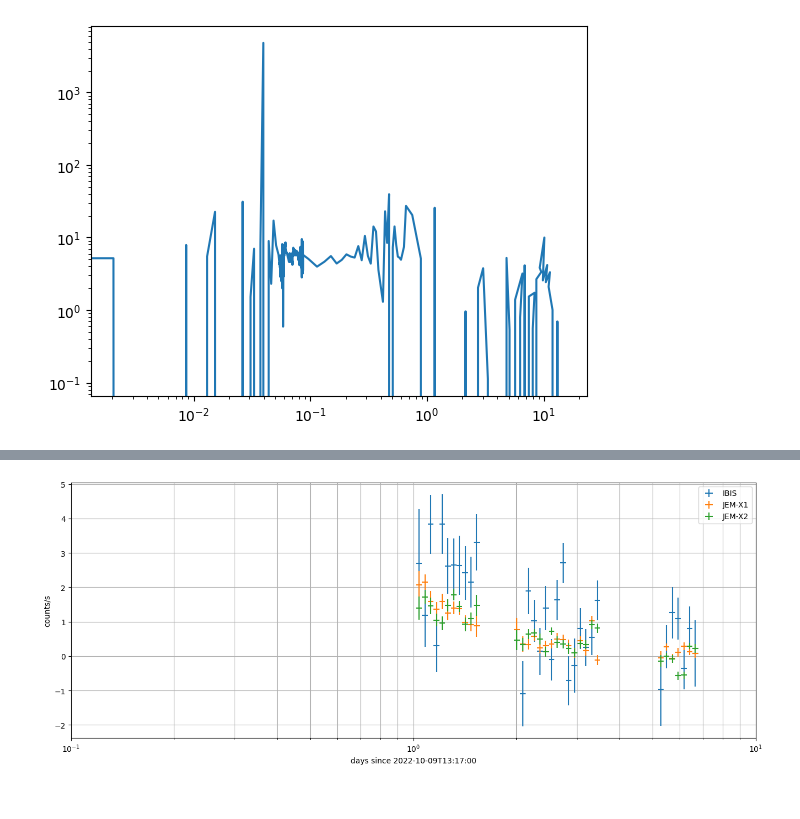
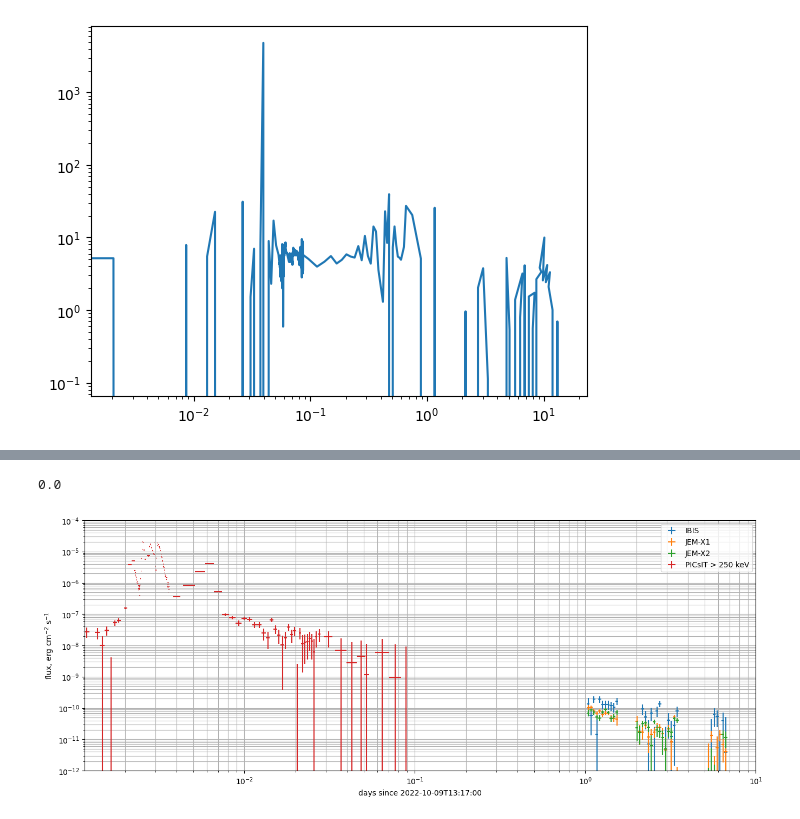
Before and after one commit to volodymyrss/grb221009, a Jupyter notebook: afterglow.ipynb, the cells around one changed output, grey strips where cells are left out. Drawn from its saved outputs; the diff is of its cells as text; code cells hidden in the pictures.

```diff
--- a/afterglow.ipynb
+++ b/afterglow.ipynb
@@ -90,6 +85,15 @@ T0_ijd = Time(T0_isot).mjd - 51544
 # %%
 import numpy as np
 from rebin import rebin_in_bins
+# %%
+picsit_lc.sort_values('mjd', inplace=True)
+
+picsit_lc['flux_err'] = picsit_lc.flux*0 + 1e-8
+picsit_lc['dt']  = np.concatenate([[0], np.array(picsit_lc['mjd'])[1:] - np.array(picsit_lc['mjd'])[:-1]])
+# %%
+picsit_lc['dt'].min()
+# %% [output]
+0.0
 # %%
 from astropy.io import fits
 
@@ -101,6 +105,8 @@ dT = (T[1:] - T[:-1])/2.
 plt.figure(figsize=(16, 6))
 
 ijd2plot = lambda t:(t- T0_ijd)
+
+plt.axhline(0, lw=2, c='k', alpha=0.5)
 
 
 for label, d in [('IBIS', fits.open("grbbase_fitspack_lc_total_3p/IBIS_lc_GRB221009A.fits")[1].data),
@@ -110,39 +116,57 @@ for label, d in [('IBIS', fits.open("grbbase_fitspack_lc_total_3p/IBIS_lc_GRB221
 
     # plt.errorbar(ijd2plot(isgri_lc['TIME']), isgri_lc['RATE'], isgri_lc['ERROR'])
 
     d['RATE'][d['ERROR'] > np.nanmedian(d['ERROR'])*10] = np.NaN
 
     r = rebin_in_bins(d['TIME'] - T0_ijd, d['RATE'], T)
     re = rebin_in_bins(d['TIME'] - T0_ijd, d['ERROR'], T, agg=lambda x:(np.sum(x**2))**0.5/len(x))
 
     m = re < np.nanmedian(re)*3
 
+    factor = 1e-8/200
+
     plt.errorbar(
         Tc[m],
-        r[m],
-        re[m],
+        r[m]*factor,
+        re[m]*factor,
         xerr=dT[m],
         label=label,
         ls=""
     )
 
-plt.xlim([0.1, 10])
+m = (picsit_lc.mjd - (T0_ijd + 51544)) < 0.1
+
+plt.errorbar(
+    (picsit_lc.mjd - (T0_ijd + 51544))[m],
+    picsit_lc.flux[m],
+    picsit_lc.flux_err[m],
+    xerr=picsit_lc.dt[m]/2,
+    ls="",
+    label='PICsIT > 250 keV'
+)
+
+# TODO: picsit erange
+
+plt.xlim([100./24/3600, 10])
+plt.ylim([1e-12, 1e-4])
+
 plt.grid(which='both')
 
 plt.legend()
 
 plt.xlabel(f"days since {T0_isot}")
-plt.ylabel("counts/s")
+plt.ylabel("flux, erg cm$^{-2}$ s$^{-1}$")
 
-plt.semilogx()
+# plt.semilogx()
+plt.loglog()
 
 plt.savefig("lc.png")
 plt.savefig("lc.pdf")
 
-# TODO: plot early AG SPI-ACS and PICsIT
+# TODO: plot early AG SPI-ACS
 # TODO: plot model fit
 # TODO: plot rings contribution approx
 # %% [output]
-[figure, old version]
+[figure, new version]
 # %%
 lc_pdf="lc.pdf"
```
Also changed, not shown: parts of 5 cells of this notebook, 1 other file.
